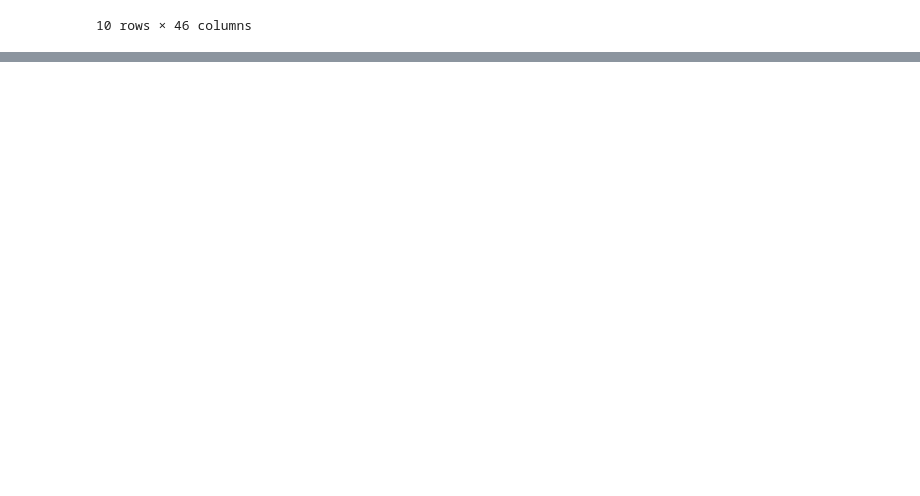
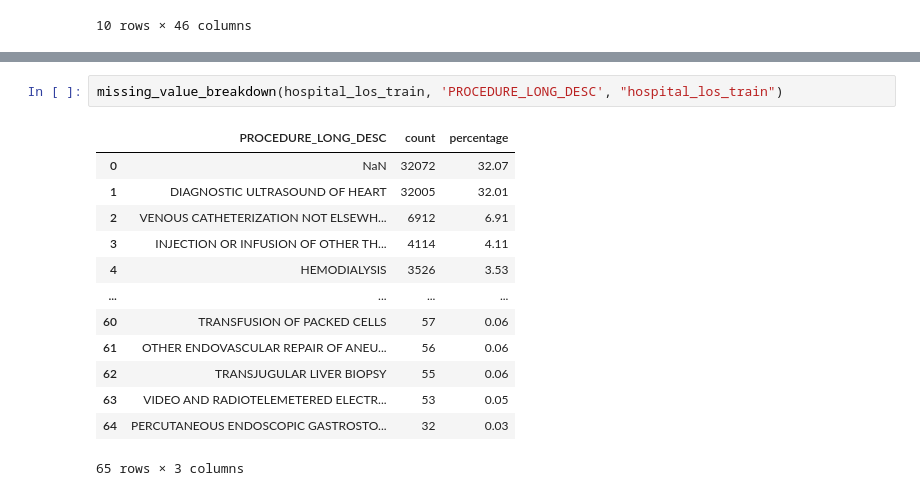
Before and after one commit to benjaminau/sasviya_challenge_2026, a Jupyter notebook: notebooks/hospital_los_eda_cleaning_wrangling.ipynb, the cells around one changed output, grey strips where cells are left out. Saved outputs shown, nothing was run; the diff lists cells and outputs as text; blank space fills up the shorter version.

```diff
--- a/notebooks/hospital_los_eda_cleaning_wrangling.ipynb
+++ b/notebooks/hospital_los_eda_cleaning_wrangling.ipynb
@@ -212,0 +150,16 @@ hospital_los_test: 14200 rows, 42 columns
+# %%
+missing_value_breakdown(hospital_los_train, 'PROCEDURE_LONG_DESC', "hospital_los_train")
+# %% [output]
+|  | PROCEDURE_LONG_DESC | count | percentage |
+| 0 | NaN | 32072 | 32.07 |
+| 1 | DIAGNOSTIC ULTRASOUND OF HEART | 32005 | 32.01 |
+| 2 | VENOUS CATHETERIZATION NOT ELSEWH... | 6912 | 6.91 |
+| 3 | INJECTION OR INFUSION OF OTHER TH... | 4114 | 4.11 |
+| 4 | HEMODIALYSIS | 3526 | 3.53 |
+| ... | ... | ... | ... |
+| 60 | TRANSFUSION OF PACKED CELLS | 57 | 0.06 |
+| 61 | OTHER ENDOVASCULAR REPAIR OF ANEU... | 56 | 0.06 |
+| 62 | TRANSJUGULAR LIVER BIOPSY | 55 | 0.06 |
+| 63 | VIDEO AND RADIOTELEMETERED ELECTR... | 53 | 0.05 |
+| 64 | PERCUTANEOUS ENDOSCOPIC GASTROSTO... | 32 | 0.03 |
+65 rows × 3 columns
```
Also changed, not shown: parts of 29 cells of this notebook.
